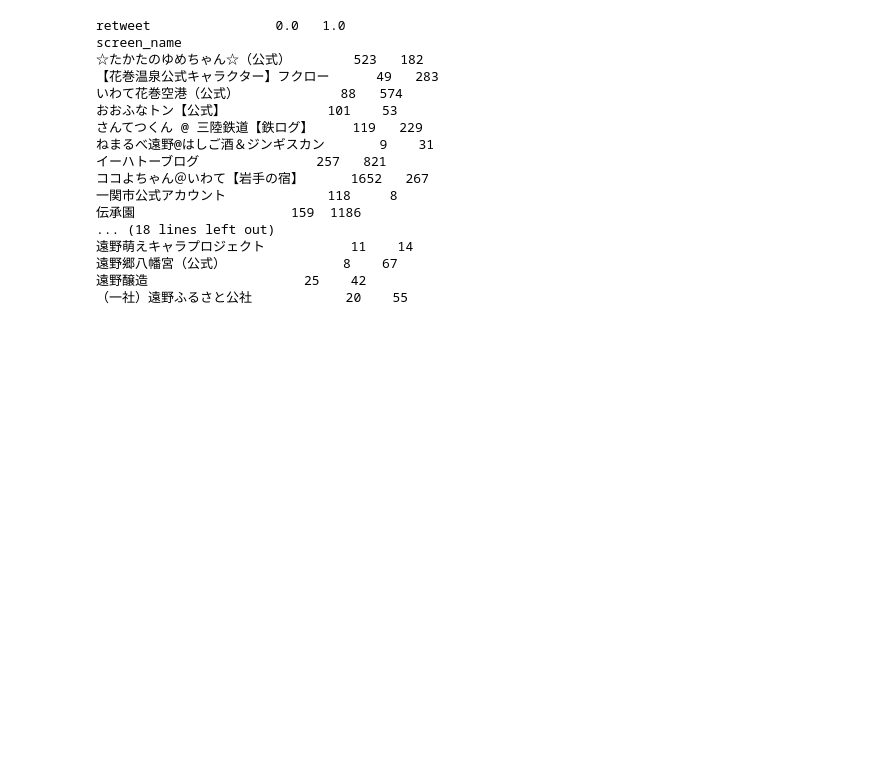
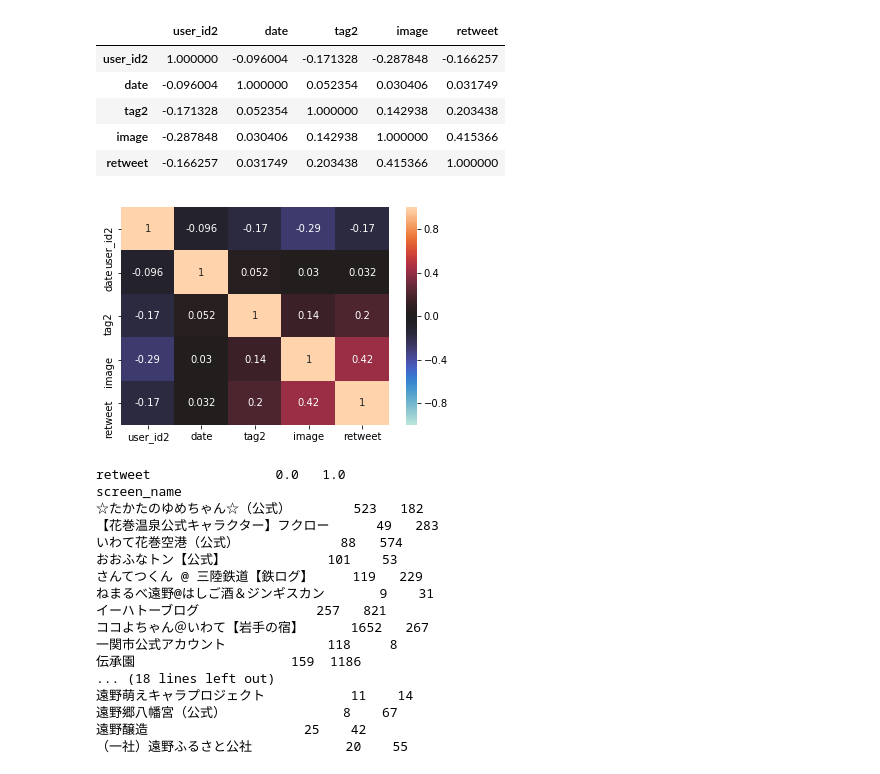
Before and after one commit to swallowtail224/classification_tweet, a Jupyter notebook: RNN_retry/cross.ipynb, the cells around one changed output. Drawn from its saved outputs; the diff is of its cells as text; code cells hidden in the pictures; blank space fills up the shorter version.

```diff
--- a/RNN_retry/cross.ipynb
+++ b/RNN_retry/cross.ipynb
@@ -120,3 +112,14 @@ sns.heatmap(data, vmax=1, vmin=-1, center=0, annot=True)
+# %%
+corr_b_data, hb_data = calculation_corr(b_data)
+corr_b_data
+# %% [output]
+|  | user_id2 | date | tag2 | image | retweet |
+| user_id2 | 1.000000 | -0.096004 | -0.171328 | -0.287848 | -0.166257 |
+| date | -0.096004 | 1.000000 | 0.052354 | 0.030406 | 0.031749 |
+| tag2 | -0.171328 | 0.052354 | 1.000000 | 0.142938 | 0.203438 |
+| image | -0.287848 | 0.030406 | 0.142938 | 1.000000 | 0.415366 |
+| retweet | -0.166257 | 0.031749 | 0.203438 | 0.415366 | 1.000000 |
+[figure, added]
 # %%
 cross = pd.crosstab(use_data.screen_name,use_data.retweet)
 print(cross)
```
Also changed, not shown: parts of 18 cells of this notebook, 9 other files.
